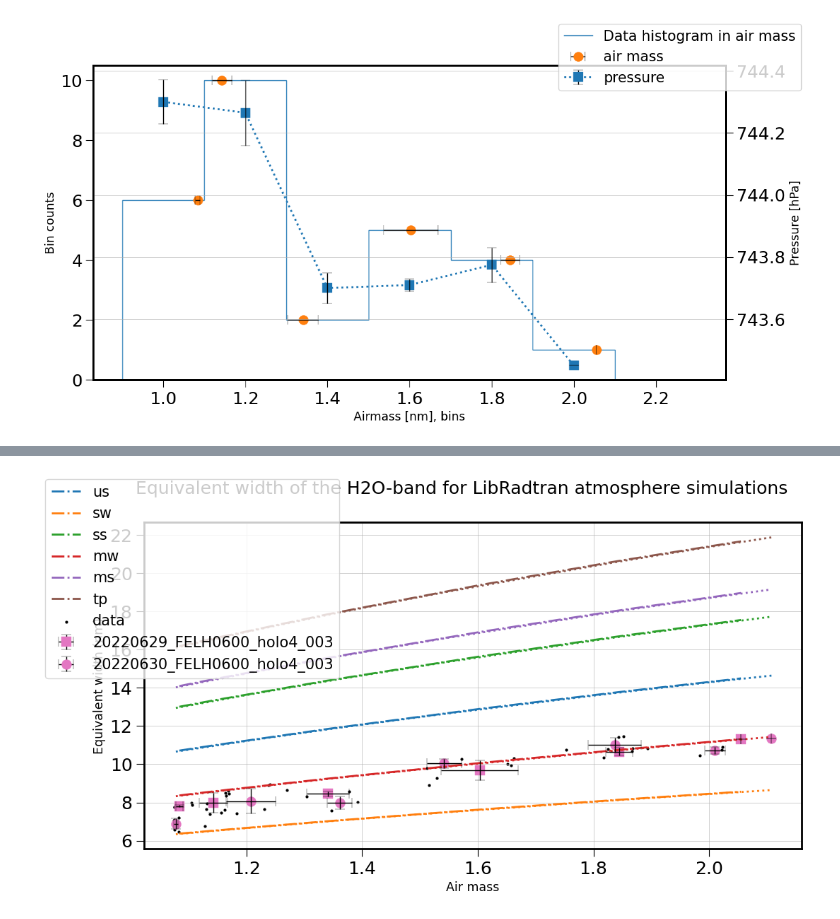
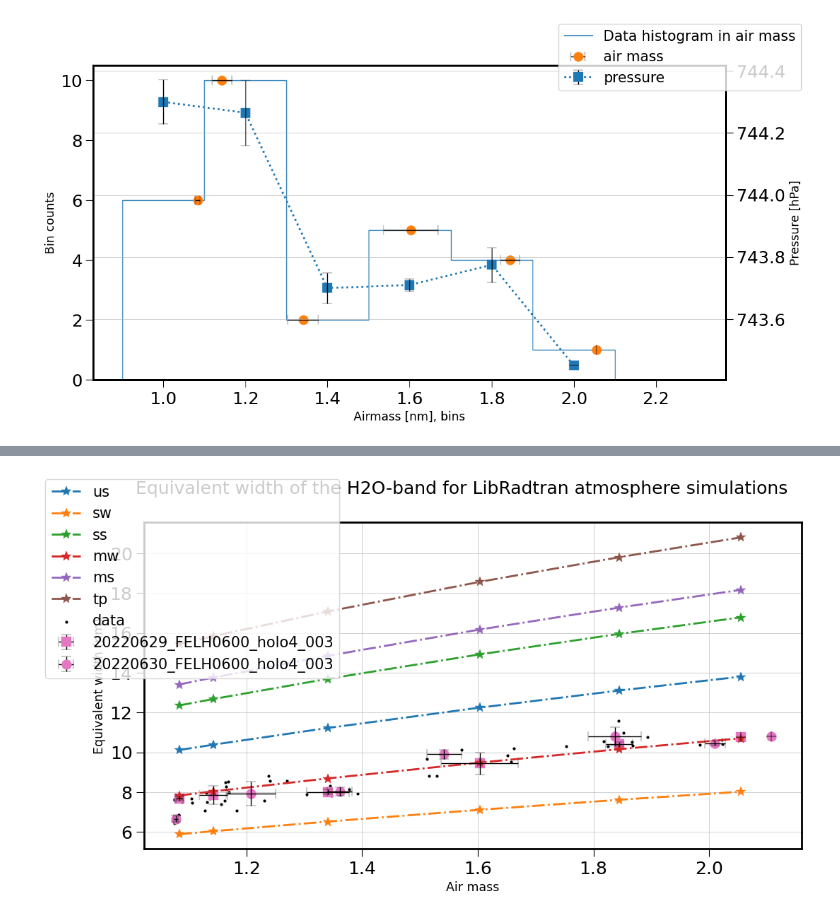
Before and after one commit to mrmonroy/AuxTel_eqw, a Jupyter notebook: H2O_EQW/calculate_h2o_eqw.ipynb, the cells around one changed output, grey strips where cells are left out. Drawn from its saved outputs; the diff is of its cells as text; code cells hidden in the pictures.

```diff
--- a/H2O_EQW/calculate_h2o_eqw.ipynb
+++ b/H2O_EQW/calculate_h2o_eqw.ipynb
@@ -27,7 +27,10 @@ libradtranpath= /home/joseph/libRadtran/
 ##      May be improved or automated      ##
 ############################################
 inputdir = '../../AuxTelComm/notebookccdm_gen3/bouguerlines/2022_09/data/'
+#inputdir = '../data/2022/'
 file_label = 'run-auxtel-holo-{0}-{1}~{2}-config_DECONVOLUTION_PSF1D.pickle' #ou PSF2DFFM ou PSF2D
+#file_label = 'run-auxtel-holo-{0}-{1}~{2}-config_DECONVOLUTION_PSF1DvNov2022jocheval.pickle' #ou PSF2DFFM ou PSF2D
+
 outdir = './output_files/'
 
 '''
@@ -36,8 +39,15 @@ bad_spec_dict = {'20220628':[171,223,250,251,400,425,479,480,538,593,654,655,656
                  '20220630':[50,126,181,182,220,356,410,440,454,455,480,525,566,593]}
 '''
 
+
 bad_spec_dict = {'20220629':[206,304,305,418,420,451,504],
                  '20220630':[50,126,181,182,220,356,410,440,454,455,480,525,566,593, 594]}
+
+
+'''
+bad_spec_dict = {'20211103':[449, 450, 451, 452, 453, 455, 456, 462, 552, 730, 742,\
+                             553, 718, 565, 510]}
+'''
 
 if not os.path.exists(outdir):
     os.mkdir(outdir)
@@ -51,7 +61,7 @@ markerCols = ['green', 'blue', 'red']
 errbarCols = ['limegreen', 'cyan', 'magenta']
 markerStyle = ['x', 'o', 'v']
 
-abs_min, abs_max = 870.0, 1040.0
+abs_min, abs_max = 880., 1050.
 # %%
 #########################################
 ## Run everything and iterate on dates ##
@@ -440,7 +457,10 @@ f.legend()
 if True:
     fig, ax = plt.subplots(1,1)
     #for p, m in zip([1.0, 2.0, 4.0, 6.0, 8.0], ['*', 'x', '.', '+', '1']):
-    atmosEQWS_listOfArrays = simAtmEqw(amMeans[counts>0], pressMeans[counts>0], wl_min=min_wl, wl_max=max_wl, wl_mid=h2o_line, lims=gaussianLimits, pwv=-1.0, oz=-1.0, atm='all', inter='sa', clouds=0.0, flagVerbose=False)
+    atmosEQWS_listOfArrays = simAtmEqw(amMeans[counts>0], pressMeans[counts>0],\
+                                       wl_min=min_wl, wl_max=max_wl, wl_mid=h2o_line, lims=gaussianLimits,\
+                                       mod='lt', pwv=-1.0, oz=-1.0, atm='all', inter='sa', clouds=0.0,\
+                                       flagVerbose=False)
     for atmType,c in zip(atmosEQWS_listOfArrays[0][:,0], ['tab:blue', 'tab:orange', 'tab:green', 'tab:red', 'tab:purple', 'tab:brown']):
         list_eqw_type = []
         for j in np.arange(len(amMeans[counts>0])):
@@ -449,25 +469,30 @@ if True:
             lab=atmType
         #else:
         #    lab=''
-        ax.plot(amMeans[counts>0], list_eqw_type, label=lab, ls='-.', color=c)
-
-    atmosEQWS_listOfArrays = simAtmEqw(amMeans1[counts1>0], pressMeans1[counts1>0], wl_min=min_wl, wl_max=max_wl, wl_mid=h2o_line, lims=gaussianLimits, pwv=-1.0, oz=-1.0, atm='all', inter='sa', clouds=0.0, flagVerbose=False)
-    for atmType,c in zip(atmosEQWS_listOfArrays[0][:,0], ['tab:blue', 'tab:orange', 'tab:green', 'tab:red', 'tab:purple', 'tab:brown']):
-        list_eqw_type = []
-        for j in np.arange(len(amMeans1[counts1>0])):
-            list_eqw_type.append(float(atmosEQWS_listOfArrays[j][atmosEQWS_listOfArrays[j][:,0] == atmType, 1][0]))
-        #if p == 1.:
-            lab=''
-        #else:
-        #    lab=''
-        ax.plot(amMeans1[counts1>0], list_eqw_type, label=lab, ls=':', color=c)
+        ax.plot(amMeans[counts>0], list_eqw_type, label=lab, ls='-.', marker='*', color=c)
 
     _dum0, _dum1, _dum2, _dum3, eqwMeans, eqwErrs = bin_data(airmasses, eqwidths)
-    _dum0, _dum1, _dum2, _dum3, eqwMeans1, eqwErrs1 = bin_data(airmasses1, eqwidths1)
+    ax.errorbar(amMeans, eqwMeans, xerr=amErrs, yerr=eqwErrs, barsabove=True, label="20220629_FELH0600_holo4_003", color="tab:pink", ls='', marker="s", ecolor='k', elinewidth=1, capsize=5)
+    ax.scatter(airmasses, eqwidths, color='k', marker='.', s=16, label='data')
 
-    ax.errorbar(amMeans, eqwMeans, xerr=amErrs, yerr=eqwErrs, barsabove=True, label="20220629_FELH0600_holo4_003", color="tab:pink", ls='', marker="s", ecolor='k', elinewidth=1, capsize=5)
-    ax.errorbar(amMeans1, eqwMeans1, xerr=amErrs1, yerr=eqwErrs1, barsabove=True, label="20220630_FELH0600_holo4_003", color="tab:pink", ls='', marker="o", ecolor='k', elinewidth=1, capsize=5)
-    ax.scatter(np.append(airmasses,airmasses1), np.append(eqwidths,eqwidths1), color='k', marker='.', s=16, label='data')
+    if True:
+        '''
+        atmosEQWS_listOfArrays = simAtmEqw(amMeans1[counts1>0], pressMeans1[counts1>0], wl_min=min_wl, wl_max=max_wl, wl_mid=h2o_line, lims=gaussianLimits, pwv=-1.0, oz=-1.0, atm='all', inter='sa', clouds=0.0, flagVerbose=False)
+        for atmType,c in zip(atmosEQWS_listOfArrays[0][:,0], ['tab:blue', 'tab:orange', 'tab:green', 'tab:red', 'tab:purple', 'tab:brown']):
+            list_eqw_type = []
+            for j in np.arange(len(amMeans1[counts1>0])):
+                list_eqw_type.append(float(atmosEQWS_listOfArrays[j][atmosEQWS_listOfArrays[j][:,0] == atmType, 1][0]))
+            #if p == 1.:
+                lab=''
+            #else:
+            #    lab=''
+            ax.plot(amMeans1[counts1>0], list_eqw_type, label=lab, ls=':', color=c)
+        '''
+        _dum0, _dum1, _dum2, _dum3, eqwMeans1, eqwErrs1 = bin_data(airmasses1, eqwidths1)
+        ax.errorbar(amMeans1, eqwMeans1, xerr=amErrs1, yerr=eqwErrs1, barsabove=True, label="20220630_FELH0600_holo4_003", color="tab:pink", ls='', marker="o", ecolor='k', elinewidth=1, capsize=5)
+        ax.scatter(airmasses1, eqwidths1, color='k', marker='.', s=16, label='')
+
+
     ax.set_xlabel("Air mass")
     ax.set_ylabel("Equivalent width (nm)")
     ax.grid()
@@ -477 +519 @@ if True:
-[figure, old version]
+[figure, new version]
```
Also changed, not shown: parts of 6 cells of this notebook, 12 other files.
